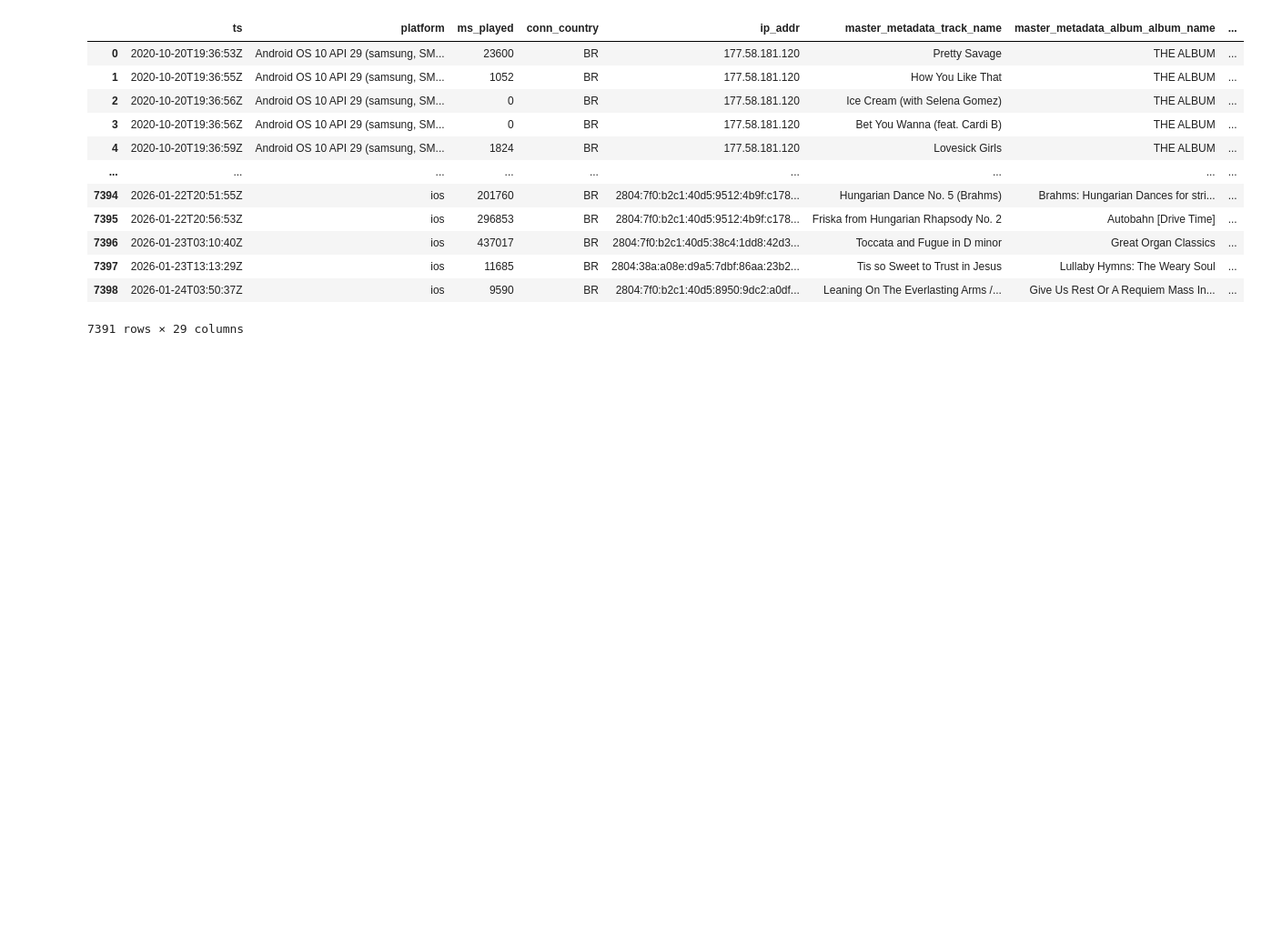
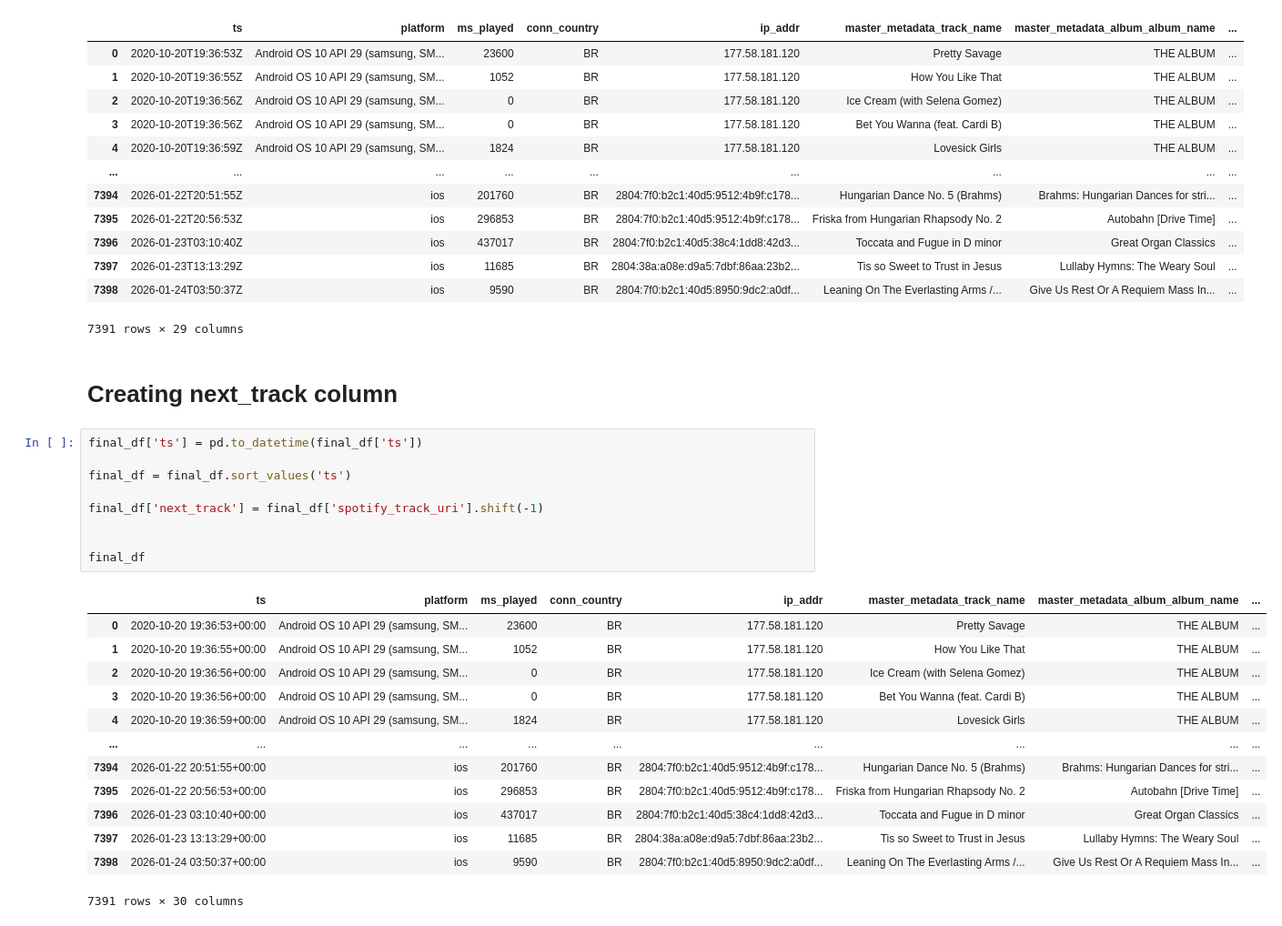
Before and after one commit to Laurente64/spotify-data-science, a Jupyter notebook: analysis.ipynb, the cells around one changed output. Shown at 91% size. Cells and saved outputs as stored; diff of their text form; blank space fills up the shorter version.

Commit message:
Adding column next_track to final_df in analysis.ipynb

```diff
--- a/analysis.ipynb
+++ b/analysis.ipynb
@@ -169,3 +169,28 @@ final_df
 | 7397 | 2026-01-23T13:13:29Z | ios | 11685 | BR | 2804:38a:a08e:d9a5:7dbf:86aa:23b2... | Tis so Sweet to Trust in Jesus | Lullaby Hymns: The Weary Soul | ... |
 | 7398 | 2026-01-24T03:50:37Z | ios | 9590 | BR | 2804:7f0:b2c1:40d5:8950:9dc2:a0df... | Leaning On The Everlasting Arms /... | Give Us Rest Or A Requiem Mass In... | ... |
 7391 rows × 29 columns
+# %% [markdown]
+# Creating next_track column
+# %%
+final_df['ts'] = pd.to_datetime(final_df['ts'])
+
+final_df = final_df.sort_values('ts')
+
+final_df['next_track'] = final_df['spotify_track_uri'].shift(-1)
+
+
+final_df
+# %% [output]
+|  | ts | platform | ms_played | conn_country | ip_addr | master_metadata_track_name | master_metadata_album_album_name | ... |
+| 0 | 2020-10-20 19:36:53+00:00 | Android OS 10 API 29 (samsung, SM... | 23600 | BR | 177.58.181.120 | Pretty Savage | THE ALBUM | ... |
+| 1 | 2020-10-20 19:36:55+00:00 | Android OS 10 API 29 (samsung, SM... | 1052 | BR | 177.58.181.120 | How You Like That | THE ALBUM | ... |
+| 2 | 2020-10-20 19:36:56+00:00 | Android OS 10 API 29 (samsung, SM... | 0 | BR | 177.58.181.120 | Ice Cream (with Selena Gomez) | THE ALBUM | ... |
+| 3 | 2020-10-20 19:36:56+00:00 | Android OS 10 API 29 (samsung, SM... | 0 | BR | 177.58.181.120 | Bet You Wanna (feat. Cardi B) | THE ALBUM | ... |
+| 4 | 2020-10-20 19:36:59+00:00 | Android OS 10 API 29 (samsung, SM... | 1824 | BR | 177.58.181.120 | Lovesick Girls | THE ALBUM | ... |
+| ... | ... | ... | ... | ... | ... | ... | ... | ... |
+| 7394 | 2026-01-22 20:51:55+00:00 | ios | 201760 | BR | 2804:7f0:b2c1:40d5:9512:4b9f:c178... | Hungarian Dance No. 5 (Brahms) | Brahms: Hungarian Dances for stri... | ... |
+| 7395 | 2026-01-22 20:56:53+00:00 | ios | 296853 | BR | 2804:7f0:b2c1:40d5:9512:4b9f:c178... | Friska from Hungarian Rhapsody No. 2 | Autobahn [Drive Time] | ... |
+| 7396 | 2026-01-23 03:10:40+00:00 | ios | 437017 | BR | 2804:7f0:b2c1:40d5:38c4:1dd8:42d3... | Toccata and Fugue in D minor | Great Organ Classics | ... |
+| 7397 | 2026-01-23 13:13:29+00:00 | ios | 11685 | BR | 2804:38a:a08e:d9a5:7dbf:86aa:23b2... | Tis so Sweet to Trust in Jesus | Lullaby Hymns: The Weary Soul | ... |
+| 7398 | 2026-01-24 03:50:37+00:00 | ios | 9590 | BR | 2804:7f0:b2c1:40d5:8950:9dc2:a0df... | Leaning On The Everlasting Arms /... | Give Us Rest Or A Requiem Mass In... | ... |
+7391 rows × 30 columns
```
Also changed, not shown: parts of 1 cell of this notebook.
